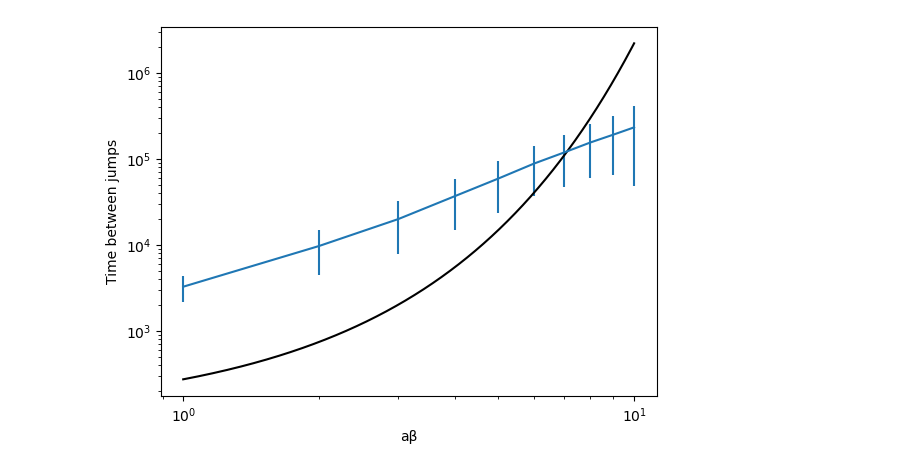
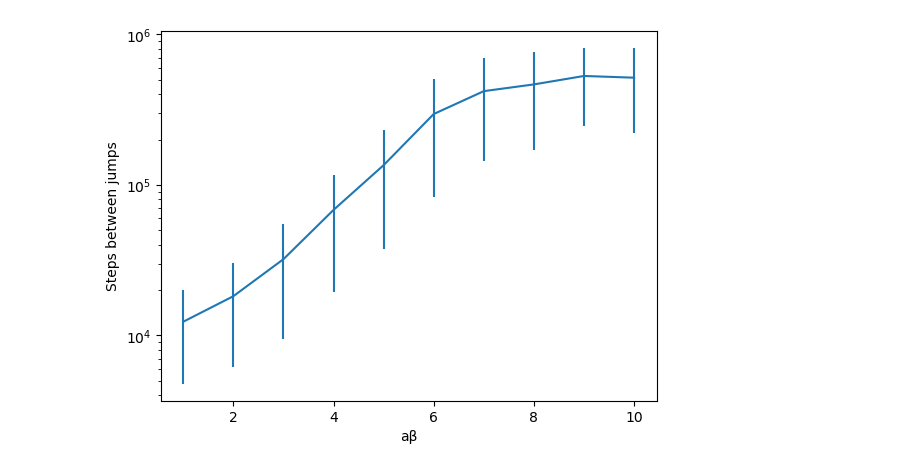
Before and after one commit to leoole100/fp2, a Jupyter notebook: 04 montecarlo/scripts/mc_double_well.ipynb, the cells around one changed output. Drawn from its saved outputs; the diff is of its cells as text; code cells hidden in the pictures.

Commit message:
fixed mc_double well and saved data

```diff
--- a/04 montecarlo/scripts/mc_double_well.ipynb
+++ b/04 montecarlo/scripts/mc_double_well.ipynb
@@ -43,8 +48,10 @@ import multiprocessing as mp
 %%time
 a = np.linspace(1, 10, 10)
 def do_do_sim(a):
-	return do_sim(int(5000.*a**2.),1000,double_well_function(a))
-jumps = [do_sim(int(5000.*i**2.),1000,double_well_function(i),xinit=1)[1] for i in a]
+	# return do_sim(int(5000.*a**2.),1000,double_well_function(a), xinit=1)[1]
+	# return do_sim(int(5000.*a**2.),20,double_well_function(a), xinit=1)[1]
+	return do_sim(1_000_000,1000,double_well_function(a), xinit=1)[1]
+jumps = [do_do_sim(i) for i in a]
 # jumps = mp.Pool(processes=4).map(do_do_sim, a) # takes too much memory
 [len(j) for j in jumps]
 # %% [output]
@@ -54,14 +61,19 @@ Wall time: 2min 26s
+# %%
+import pickle
+with open('../data/mc_double.pickle', 'rb') as f:
+	a, jumps = pickle.load(f)
+
+(a, jumps);
 # %%
 plt.errorbar(a, [np.mean(j) for j in jumps], [np.std(j) for j in jumps])
 a_list = np.linspace(min(a), max(a), 1000)
-plt.plot(
-	a_list, 100*np.exp(a_list),
-	color="black"
-)
-plt.xscale("log")
+# plt.plot(a_list, *np.exp(a_list), color="black")
+# plt.plot(a, 5000.*a**2.)
+# plt.axhline(100000)
+# plt.xscale("log")
 plt.yscale("log")
 plt.xlabel("aβ")
-plt.ylabel("Time between jumps")
+plt.ylabel("Steps between jumps")
 plt.show()
 # %% [output]
-[figure, old version]
+[figure, new version]
```
Also changed, not shown: parts of 6 cells of this notebook, 1 other file.
